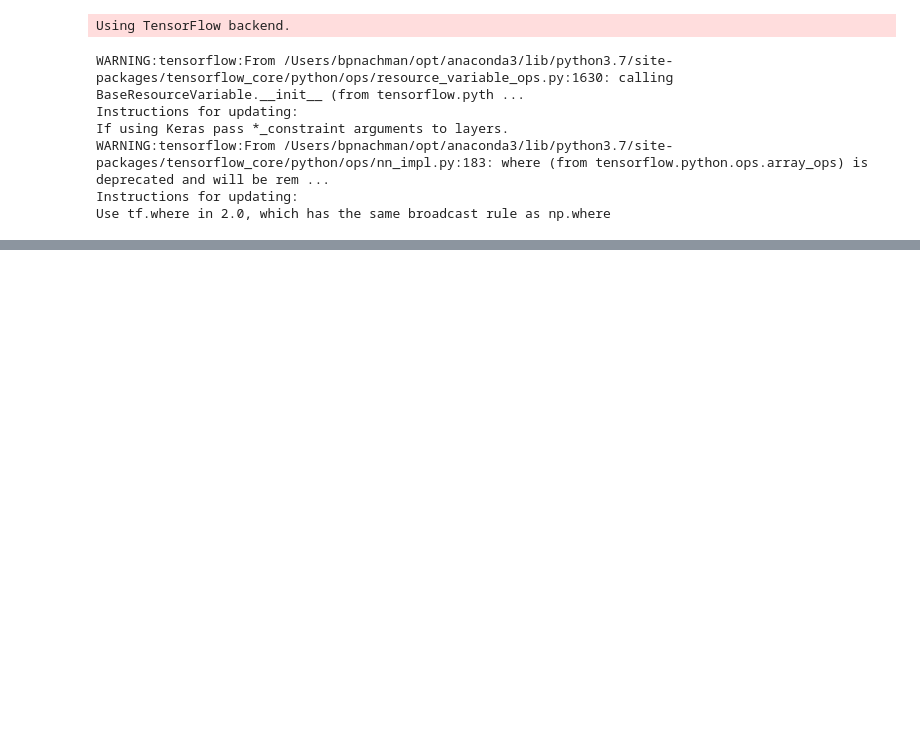
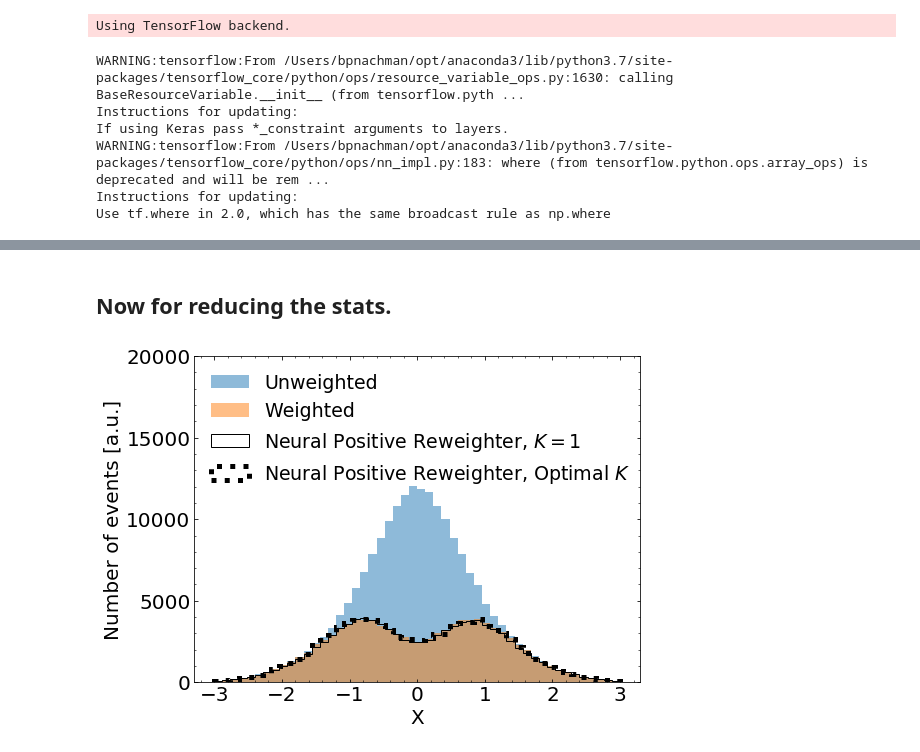
Before and after one commit to bnachman/NeuralPositiveResampler, a Jupyter notebook: GaussianExample.ipynb, the cells around one changed output, grey strips where cells are left out. Drawn from its saved outputs; the diff is of its cells as text; code cells hidden in the pictures; blank space fills up the shorter version.

Commit message:
added optimal K

```diff
--- a/GaussianExample.ipynb
+++ b/GaussianExample.ipynb
@@ -121,0 +122,45 @@ plt.savefig("wgauss.pdf",bbox_inches='tight')
+# %% [markdown]
+## Now for reducing the stats.
+# %%
+keepprobs = myw[Y_val==1]**2
+for i in range(len(keepprobs)):
+    if (keepprobs[i] > 1.):
+        keepprobs[i]=1.
+        pass
+    pass
+keep = np.random.binomial(1,keepprobs)
+initweights = myw[Y_val==1]
+initxvals = X_val[Y_val==1]
+neweights = []
+newxvals = []
+for i in range(len(keep)):
+    if (keep[i]==1):
+        neweights+=[1./(0.00001+initweights[i][0])]
+        newxvals+=[initxvals[i]]
+    pass
+# %%
+neweights = np.array(neweights)
+# %%
+fig = plt.figure(figsize=(8, 6))
+gs = gridspec.GridSpec(1, 1)
+ax0 = plt.subplot(gs[0])
+ax0.yaxis.set_ticks_position('both')
+ax0.xaxis.set_ticks_position('both')
+ax0.tick_params(direction="in",which="both")
+plt.xticks(fontsize=20)
+plt.yticks(fontsize=20)
+ax0.minorticks_on()
+
+_,bins,_=plt.hist(X_val[Y_val==0],bins=np.linspace(-3,3,51),alpha=0.5,label="Unweighted")
+_,_,_=plt.hist(X_val[Y_val==1],weights=W_val[Y_val==1],bins=np.linspace(-3,3,51),alpha=0.5,label="Weighted")
+_,_,_=plt.hist(X_val[Y_val==0],weights=myw[Y_val==0],bins=np.linspace(-3,3,51),label=r"Neural Positive Reweighter, $K=1$",histtype="step",color="black")
+_,_,_=plt.hist(newxvals,weights=neweights,bins=np.linspace(-3,3,51),label=r"Neural Positive Reweighter, Optimal $K$",histtype="step",color="black",ls=":",linewidth=5)
+
+plt.legend(frameon=False,fontsize=19,loc="upper left")
+plt.ylim([0,20000])
+plt.ylabel("Number of events [a.u.]",fontsize=20)
+plt.xlabel("X",fontsize=20)
+plt.locator_params(axis='y', nbins=6)
+plt.savefig("gauss_withK.pdf",bbox_inches='tight')
+# %% [output]
+[figure, added]
```
Also changed, not shown: parts of 9 cells of this notebook.
